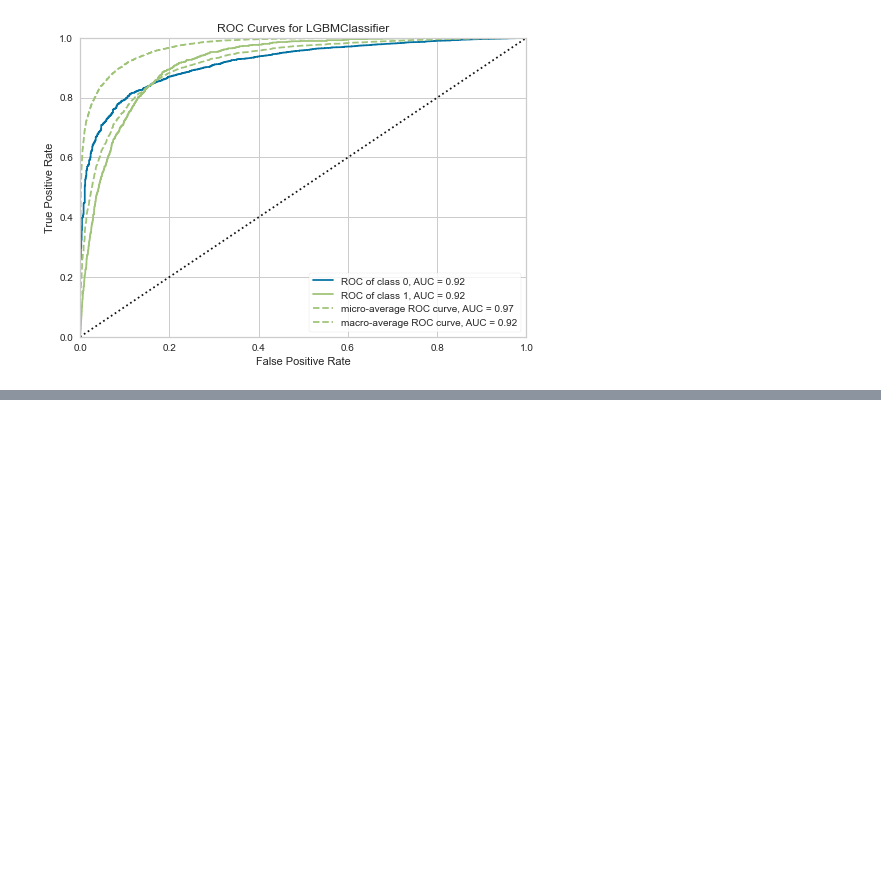
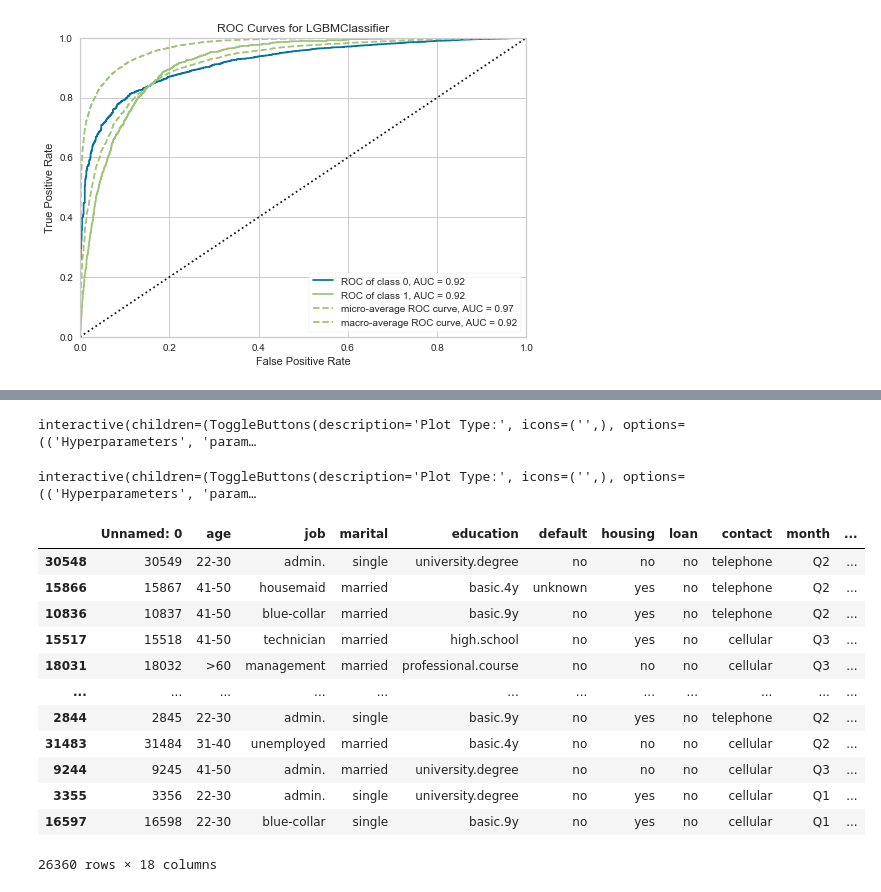
Before and after one commit to MMA22W-Islington/Study, a Jupyter notebook: 823_Financial_Analytics/823_Project_Model_pycaret_tune.ipynb, the cells around one changed output, grey strips where cells are left out. Saved outputs shown, nothing was run; the diff lists cells and outputs as text; code cells hidden in the pictures; blank space fills up the shorter version.

```diff
--- a/823_Financial_Analytics/823_Project_Model_pycaret_tune.ipynb
+++ b/823_Financial_Analytics/823_Project_Model_pycaret_tune.ipynb
@@ -145,0 +119,24 @@ get_logs()
+# %%
+evaluate_model(lgbm, use_train_data = False)
+# %% [output]
+interactive(children=(ToggleButtons(description='Plot Type:', icons=('',), options=(('Hyperparameters', 'param…
+# %%
+evaluate_model(lgbm, use_train_data = True)
+# %% [output]
+interactive(children=(ToggleButtons(description='Plot Type:', icons=('',), options=(('Hyperparameters', 'param…
+# %%
+X_train
+# %% [output]
+|  | Unnamed: 0 | age | job | marital | education | default | housing | loan | contact | month | ... |
+| 30548 | 30549 | 22-30 | admin. | single | university.degree | no | no | no | telephone | Q2 | ... |
+| 15866 | 15867 | 41-50 | housemaid | married | basic.4y | unknown | yes | no | telephone | Q2 | ... |
+| 10836 | 10837 | 41-50 | blue-collar | married | basic.9y | no | yes | no | telephone | Q2 | ... |
+| 15517 | 15518 | 41-50 | technician | married | high.school | no | yes | no | cellular | Q3 | ... |
+| 18031 | 18032 | >60 | management | married | professional.course | no | no | no | cellular | Q3 | ... |
+| ... | ... | ... | ... | ... | ... | ... | ... | ... | ... | ... | ... |
+| 2844 | 2845 | 22-30 | admin. | single | basic.9y | no | yes | no | telephone | Q2 | ... |
+| 31483 | 31484 | 31-40 | unemployed | married | basic.4y | no | no | no | cellular | Q2 | ... |
+| 9244 | 9245 | 41-50 | admin. | married | university.degree | no | no | no | cellular | Q3 | ... |
+| 3355 | 3356 | 22-30 | admin. | single | university.degree | no | yes | no | cellular | Q1 | ... |
+| 16597 | 16598 | 22-30 | blue-collar | single | basic.9y | no | yes | no | cellular | Q1 | ... |
+26360 rows × 18 columns
```
Also changed, not shown: parts of 11 cells of this notebook, 7 other files.
